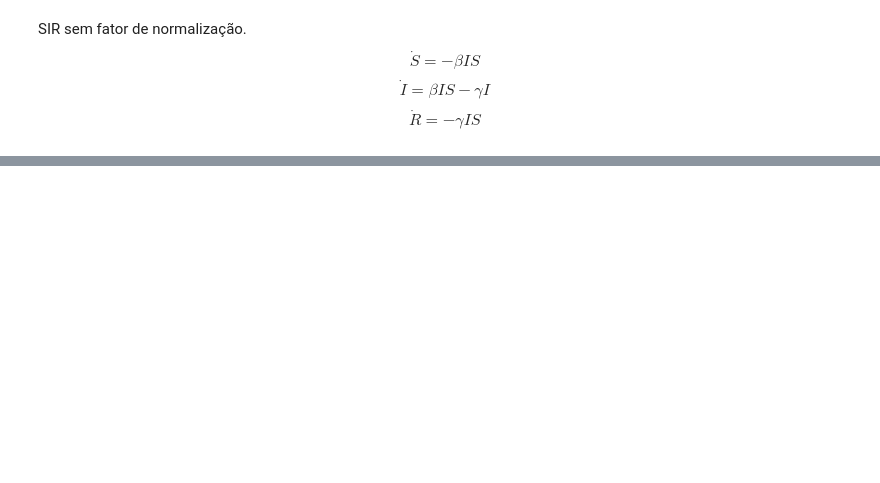
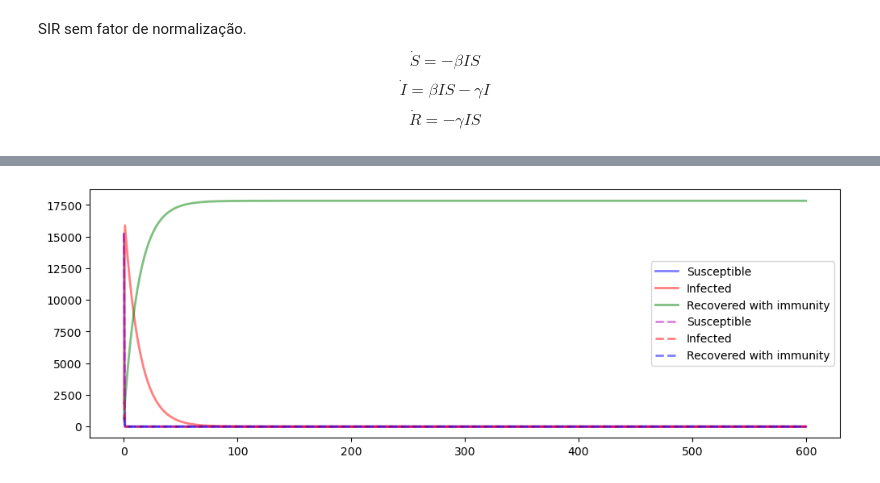
Before and after one commit to Salies/data-driven-des, a Jupyter notebook: sir.ipynb, the cells around one changed output, grey strips where cells are left out. Cells and saved outputs as stored; diff of their text form; code cells hidden in the pictures; blank space fills up the shorter version.

```diff
--- a/sir.ipynb
+++ b/sir.ipynb
@@ -207,0 +170,11 @@ KeyboardInterrupt:
+# %%
+# 2 casos testes
+num_traj = 2
+
+ynn = np.zeros((num_traj, len(t), 3))
+s_teste = np.random.randint(10000, 20000, size=num_traj)
+i_teste = np.random.randint(1000, 2000, size=num_traj)
+r_teste = np.random.randint(0, 1000, size=num_traj)
+ynn[:, 0, :] = np.array([s_teste, i_teste, r_teste]).T
+for jj, tval in enumerate(t[:-1]):
+    ynn[:, jj+1, :] = net.predict(ynn[:, jj, :], verbose=1)
@@ -207,0 +199,6 @@ KeyboardInterrupt:
+# %%
+# solve ODE, the two trajectories
+y_t_1 = integrate.odeint(sir_deriv, ynn[0, 0, :], t)
+y_t_2 = integrate.odeint(sir_deriv, ynn[1, 0, :], t)
+print(y_t_1)
+print(y_t_2)
@@ -207,0 +220,16 @@ KeyboardInterrupt:
+# %%
+# plot y_t_1
+fig = plt.figure(figsize=(12, 4))
+ax = fig.add_subplot(111, axisbelow=True)
+# Calculated
+ax.plot(t, y_t_1[:, 0], 'b', alpha=0.5, lw=2, label='Susceptible')
+ax.plot(t, y_t_1[:, 1], 'r', alpha=0.5, lw=2, label='Infected')
+ax.plot(t, y_t_1[:, 2], 'g', alpha=0.5, lw=2, label='Recovered with immunity')
+# Predicted (plot with dotted lines)
+ax.plot(t, ynn[0, :, 0], 'm--', alpha=0.5, lw=2, label='Susceptible')
+ax.plot(t, ynn[0, :, 1], 'r--', alpha=0.5, lw=2, label='Infected')
+ax.plot(t, ynn[0, :, 2], 'b--', alpha=0.5, lw=2, label='Recovered with immunity')
+plt.legend()
+plt.show()
+# %% [output]
+[figure, added]
```
Also changed, not shown: parts of 33 cells of this notebook, 2 other files.
